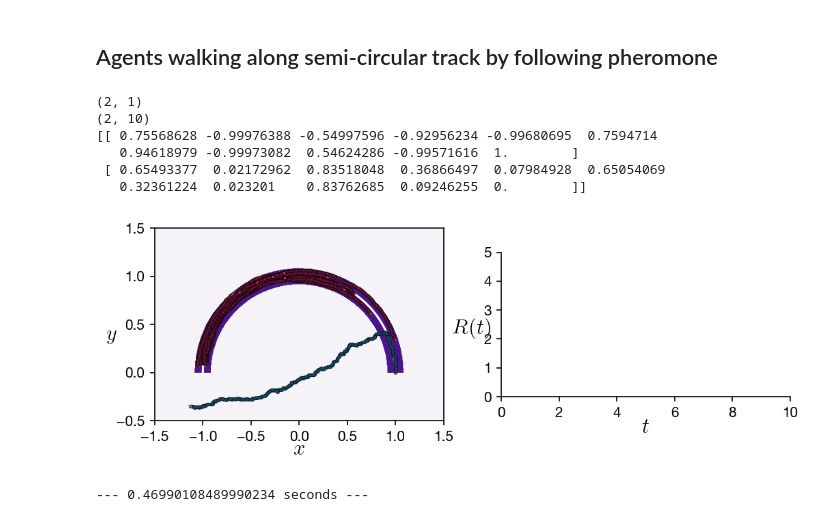
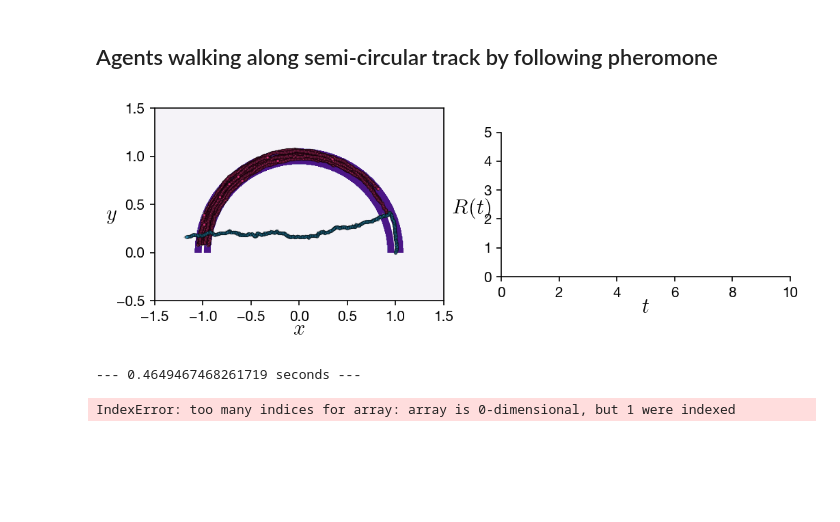
Before and after one commit to sgangaprasath/CollectiveTradeoff, a Jupyter notebook: MulAgentBasicv2.ipynb, the cells around one changed output. Cells and saved outputs as stored; diff of their text form; code cells hidden in the pictures; blank space fills up the shorter version.

```diff
--- a/MulAgentBasicv2.ipynb
+++ b/MulAgentBasicv2.ipynb
@@ -324,24 +314,10 @@ class forager():
         self.rwd = 0.0 #reward collected
         self.sTrl = 0.0 #distance travelled by agent
         self.sInd = 0 #step count of agent
-# %%
-p = pR.params()
-wk = worker(p)
-fg = forager(p)
-print(fg.r.reshape(2, 1).shape)
-print(wk.r.shape)
-print(np.hstack((wk.r, fg.r.reshape(2, 1))))
-# %% [output]
-(2, 1)
-(2, 10)
-[[ 0.75568628 -0.99976388 -0.54997596 -0.92956234 -0.99680695  0.7594714
-   0.94618979 -0.99973082  0.54624286 -0.99571616  1.        ]
- [ 0.65493377  0.02172962  0.83518048  0.36866497  0.07984928  0.65054069
-   0.32361224  0.023201    0.83762685  0.09246255  0.        ]]
 # %%
 def repel(r1, r2, ptr):
     p = copy.deepcopy(ptr)
-    r = np.hstack((wk.r, fg.r.reshape(2, p.nForag)))
+    r = np.hstack((r1, r2.reshape(2, p.nForag)))
     delta = (r[..., np.newaxis] - r[:, np.newaxis]).T
     distances = np.linalg.norm(delta, axis=-1)
 
@@ -360,9 +336,6 @@ def repel(r1, r2, ptr):
     r[:,fInd] += p.dt*acc.T[:,fInd] ###Make it act only when distance is less than a limit
     return r[:,:p.nAgnts], r[:,p.nAgnts:p.nAgnts+p.nForag]
 # %%
-import importlib
-importlib.reload(pR)
-
 p = pR.params()
 wk = worker(p)
 fg = forager(p)
@@ -379,46 +352,50 @@ rfgyFull = np.array(p.rFgInit[1])
 phfgxFull = np.array(np.cos(p.thetFgInit))
 phfgyFull = np.array(np.sin(p.thetFgInit))
 while fg.sInd <= p.nSteps:
-
     wk.wkPolicy(p)
     if fg.sInd < p.nSc:
         fg.intPolicy(p)
     elif fg.sInd == p.nSc:
         tgtOrn = (p.tgt - fg.r)/np.linalg.norm(p.tgt - fg.r) #Orientation of the target from given location
         p.tgtPhi = np.arctan2(tgtOrn[1], tgtOrn[0])
         p.diff = p.diffCst/(np.pi - np.arctan2(fg.r[1],fg.r[0]))
         fg.ouPolicy(p)
     else:
         fg.ouPolicy(p)
     fg.sTrl += p.l
     fg.sInd += 1
 
+
     [wk.r, fg.r] = repel(wk.r, fg.r, p)
     fg.r = fg.r.reshape(2,)
+
 
     rxFull = np.vstack((rxFull, np.array(wk.r[0])))
     rfgxFull = np.vstack((rfgxFull, np.array(fg.r[0])))
     ryFull = np.vstack((ryFull, np.array(wk.r[1])))
     rfgyFull = np.vstack((rfgyFull, np.array(fg.r[1])))
     phxFull = np.vstack((phxFull, np.array(np.cos(wk.thet))))
     phfgxFull = np.vstack((phfgxFull, np.array(np.cos(fg.thet))))
     phyFull = np.vstack((phyFull, np.array(np.sin(wk.thet))))
     phfgyFull = np.vstack((phfgyFull, np.array(np.sin(fg.thet))))
 
 importlib.reload(pF)
 fix, ax = pF.plotDefMul(p, xphm, yphm, phm)
 pF.plotMultAgt(fix, ax, p, rxFull, ryFull, phxFull, phyFull, 0.5)
 pF.plotMultFg(fix, ax, p, rfgxFull, rfgyFull, phfgxFull, phfgyFull, 0.5)
 plt.show()
 print("--- %s seconds ---" % (time.time() - start_time))
 # %% [output]
-[figure, old version]
+[figure, new version]
---- 0.46990108489990234 seconds ---
+--- 0.4649467468261719 seconds ---
 # %%
 importlib.reload(pF)
-pF.plotVidFn(p, xphm, yphm, phm, rxFull, ryFull, phxFull, phyFull)
+# pF.plotVidFn(p, xphm, yphm, phm, rxFull, ryFull, phxFull, phyFull)
+pF.plotMulVidFn(p, xphm, yphm, phm, rxFull, ryFull, phxFull, phyFull, rfgxFull, rfgyFull, phfgxFull, phfgyFull)
 
 ! rm MultiAgent.mp4
 ! ffmpeg -r 10 -i "Multi%d.png" -c:v libx264 -vf fps=20 -pix_fmt yuv420p ./MultiAgent.mp4
+# %% [output]
+IndexError: too many indices for array: array is 0-dimensional, but 1 were indexed
 # %%
 ! rm Multi*.png
```
Also changed, not shown: parts of 1 cell of this notebook, 2 other files.
